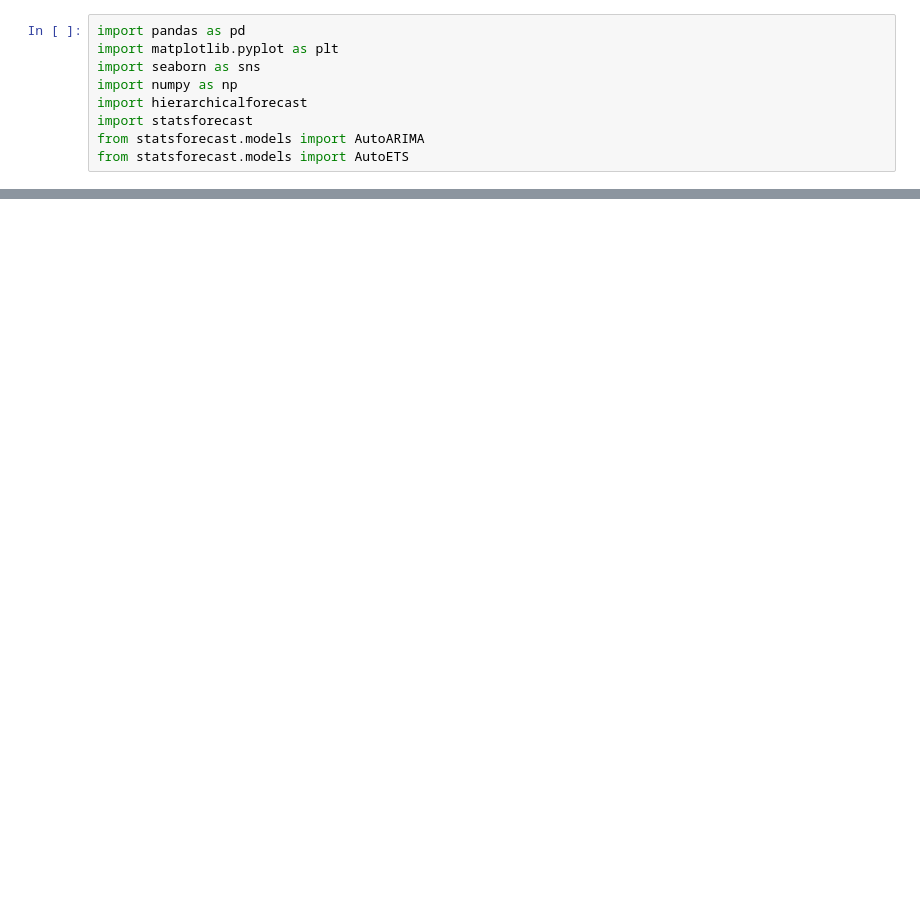
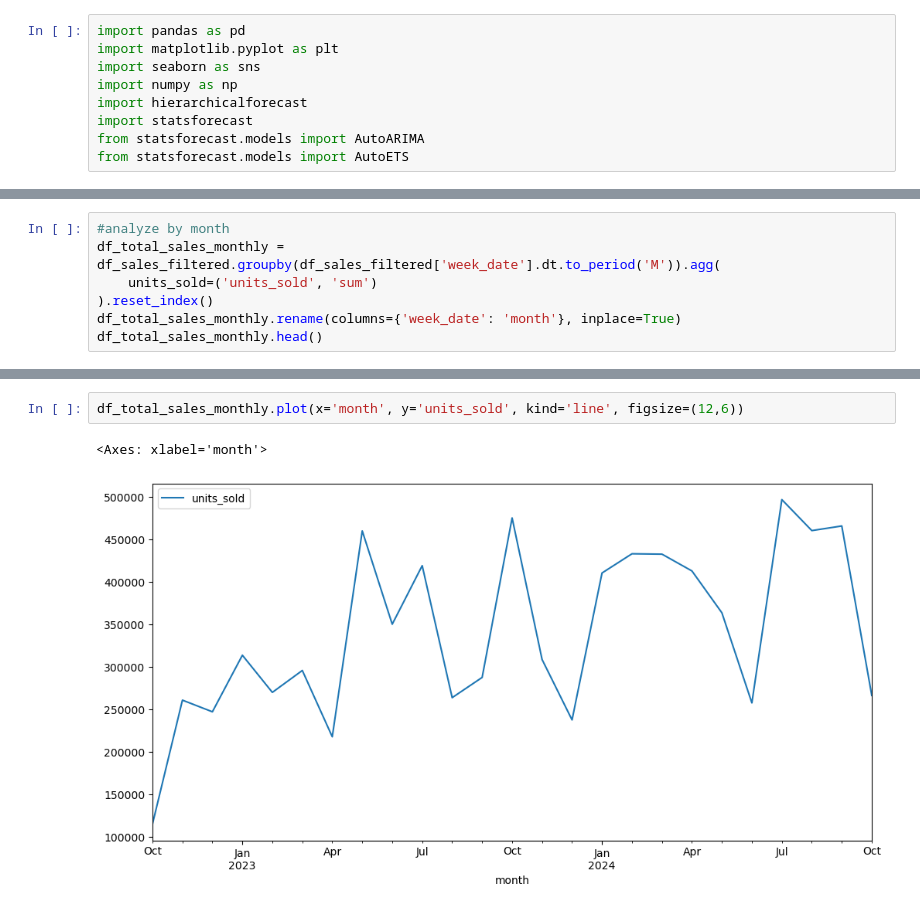
Before and after one commit to eduardozanutti/iqvia-forecast-datascience-case, a Jupyter notebook: notebooks/data_science/eda.ipynb, the cells around one changed output, grey strips where cells are left out. Drawn from its saved outputs; the diff is of its cells as text; blank space fills up the shorter version.

```diff
--- a/notebooks/data_science/eda.ipynb
+++ b/notebooks/data_science/eda.ipynb
@@ -103,0 +153,7 @@ df_vendas[df_vendas['product_name'] == 'Product 1'].groupby(['week_date']).agg({
+# %%
+#analyze by month
+df_total_sales_monthly = df_sales_filtered.groupby(df_sales_filtered['week_date'].dt.to_period('M')).agg(
+    units_sold=('units_sold', 'sum')
+).reset_index()
+df_total_sales_monthly.rename(columns={'week_date': 'month'}, inplace=True)
+df_total_sales_monthly.head()
@@ -103,0 +167,5 @@ df_vendas[df_vendas['product_name'] == 'Product 1'].groupby(['week_date']).agg({
+# %%
+df_total_sales_monthly.plot(x='month', y='units_sold', kind='line', figsize=(12,6))
+# %% [output]
+<Axes: xlabel='month'>
+[figure, added]
```
Also changed, not shown: parts of 62 cells of this notebook.
